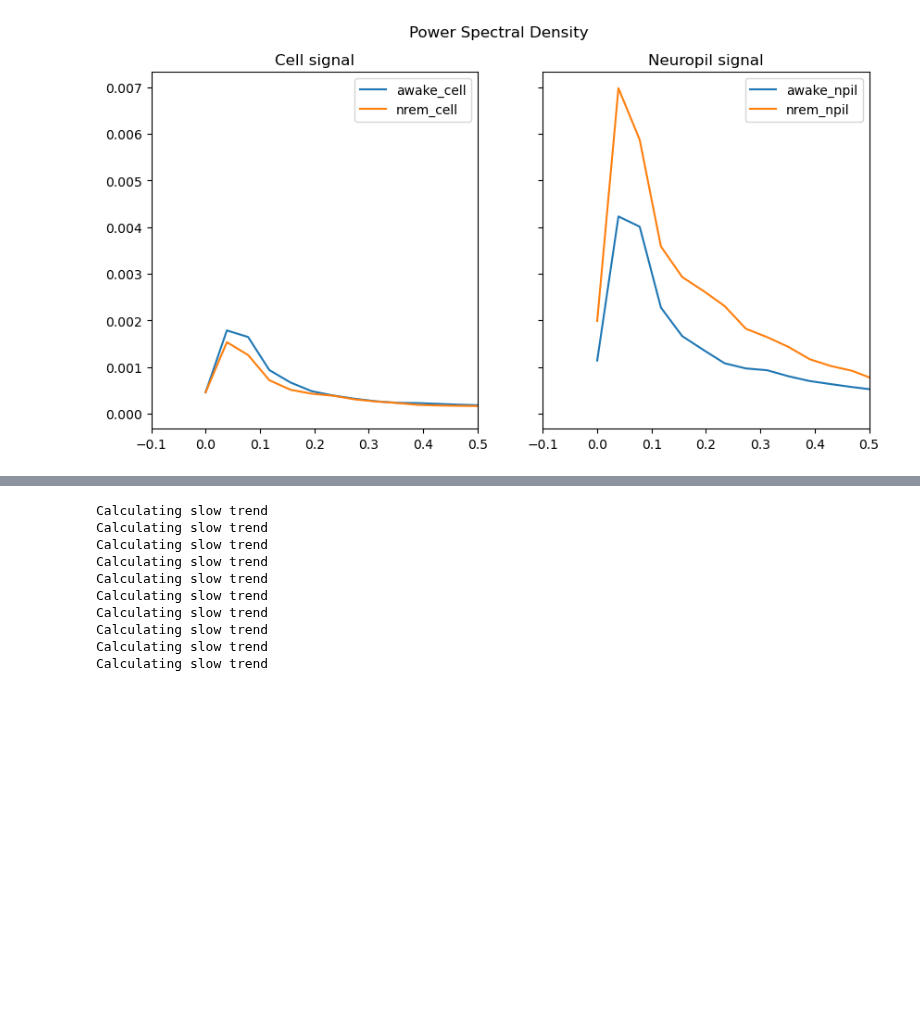
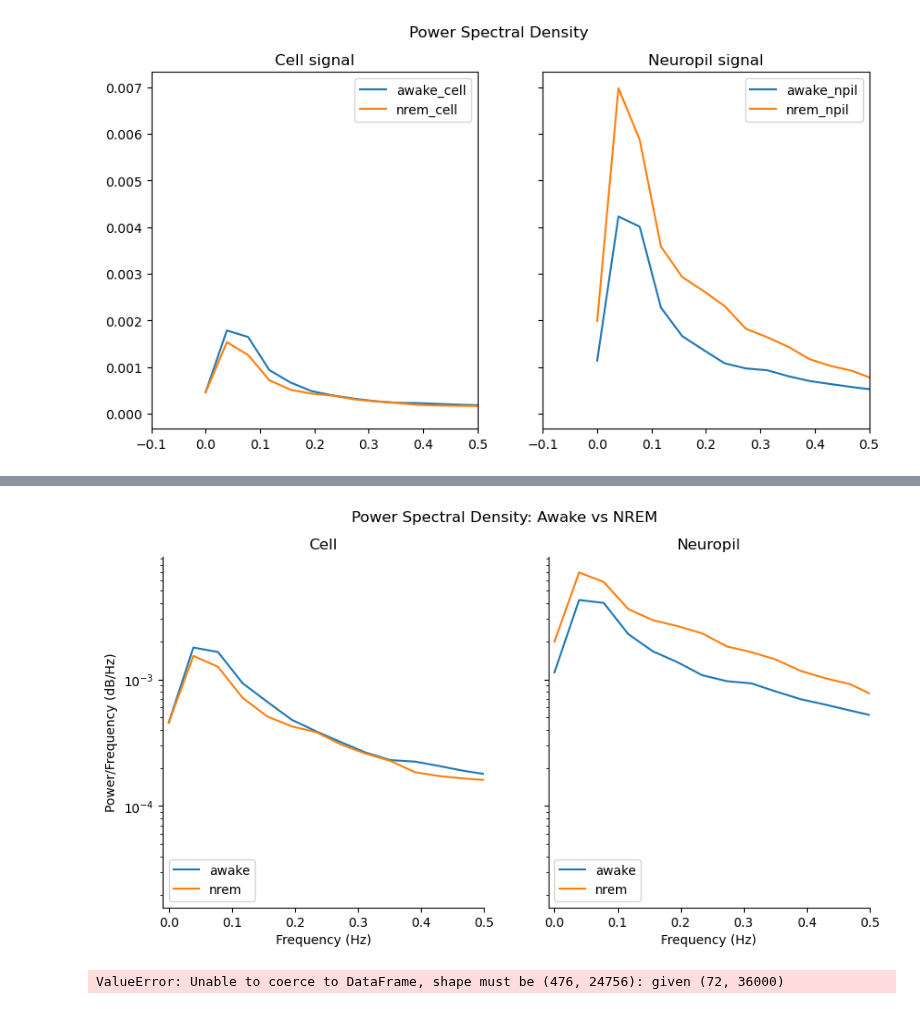
Before and after one commit to JessicaYoujiaLi/sleep, a Jupyter notebook: notebooks/neuropil_analysis/Neuropil_analysis_all_exps.ipynb, the cells around one changed output, grey strips where cells are left out. Drawn from its saved outputs; the diff is of its cells as text; code cells hidden in the pictures; blank space fills up the shorter version.

Commit message:
new notebooks, slight change added to suite2p class

```diff
--- a/notebooks/neuropil_analysis/Neuropil_analysis_all_exps.ipynb
+++ b/notebooks/neuropil_analysis/Neuropil_analysis_all_exps.ipynb
@@ -339,3 +267,32 @@ axs[1].spines["right"].set_visible(False)
+# %%
+# Create a figure with 2 subplots in 1 row and 2 columns
+fig, axs = plt.subplots(nrows=1, ncols=2, figsize=(10, 5), sharey=True)
+fig.suptitle("Power Spectral Density: Awake vs NREM")
+
+# Plot the first semilogy plot in the first subplot
+freq = results_df.iloc[0][0]["freq"]
+axs[0].semilogy(freq, psd_df.loc["awake_cell"].mean(), label="awake")
+axs[0].semilogy(freq, psd_df.loc["nrem_cell"].mean(), label="nrem")
+axs[0].legend(loc="lower left")
+axs[0].set_title("Cell")
+axs[0].set_xlabel("Frequency (Hz)")
+axs[0].set_ylabel("Power/Frequency (dB/Hz)")
+axs[0].set_xlim(-0.01, 0.5)
+axs[0].spines["top"].set_visible(False)
+axs[0].spines["right"].set_visible(False)
+
+axs[1].semilogy(freq, psd_df.loc["awake_immobile_npil"].mean(), label="awake")
+axs[1].semilogy(freq, psd_df.loc["nrem_npil"].mean(), label="nrem")
+axs[1].legend(loc="lower left")
+axs[1].set_title("Neuropil")
+axs[1].set_xlabel("Frequency (Hz)")
+axs[1].set_xlim(-0.01, 0.5)
+axs[1].spines["top"].set_visible(False)
+axs[1].spines["right"].set_visible(False)
+
+fig.savefig("cell npil psd plot.png")
+# %% [output]
+[figure, added]
 # %%
 cell_results = {}
 npil_results = {}
@@ -357,10 +314,6 @@ for sima_folder in sima_folders:
 
     ##### Cell calculation
     s2p_data = Suite2p(s2p_folder=s2p_folder)
-    s2p_calc_dfof = dfof.Suite2pDFOF(window=1800)
-    jia_calc_dfof = dfof.JiaDFOF(slow_trend_window=1800)
-
-    # Calculate dfof
     cells = s2p_data.cells()
     npil = s2p_data.npil()
     cell_dfof = s2p_calc_dfof.calculate(signal=cells, npil=npil)
@@ -392,22 +345,13 @@ for sima_folder in sima_folders:
     npil_dict["npil_awake_psd"] = {"psd": awake_immobile_npil_psd}
     npil_dict["npil_awake_Ca"] = {"mean_ca": awake_immobile_npil}
 
-    nrem_npil = pd.Series(mean_npilF.loc[df["NREM"]].values)
+    nrem_npil = pd.Series(mean_npilF.loc[df["NREM"], 0])
     nrem_npil_freq, nrem_npil_psd = freq_calc(nrem_npil)
     npil_dict["npil_nrem_freq"] = {"freq": nrem_npil_freq}
     npil_dict["npil_nrem_psd"] = {"psd": nrem_npil_psd}
     npil_results[sima_folder] = npil_dict
 # %% [output]
-Calculating slow trend
-Calculating slow trend
-Calculating slow trend
-Calculating slow trend
-Calculating slow trend
-Calculating slow trend
-Calculating slow trend
-Calculating slow trend
-Calculating slow trend
-Calculating slow trend
+ValueError: Unable to coerce to DataFrame, shape must be (476, 24756): given (72, 36000)
 # %%
 cell_results_df = pd.DataFrame(cell_results)
 npil_results_df = pd.DataFrame(npil_results)
```
Also changed, not shown: parts of 16 cells of this notebook, 4 other files.
